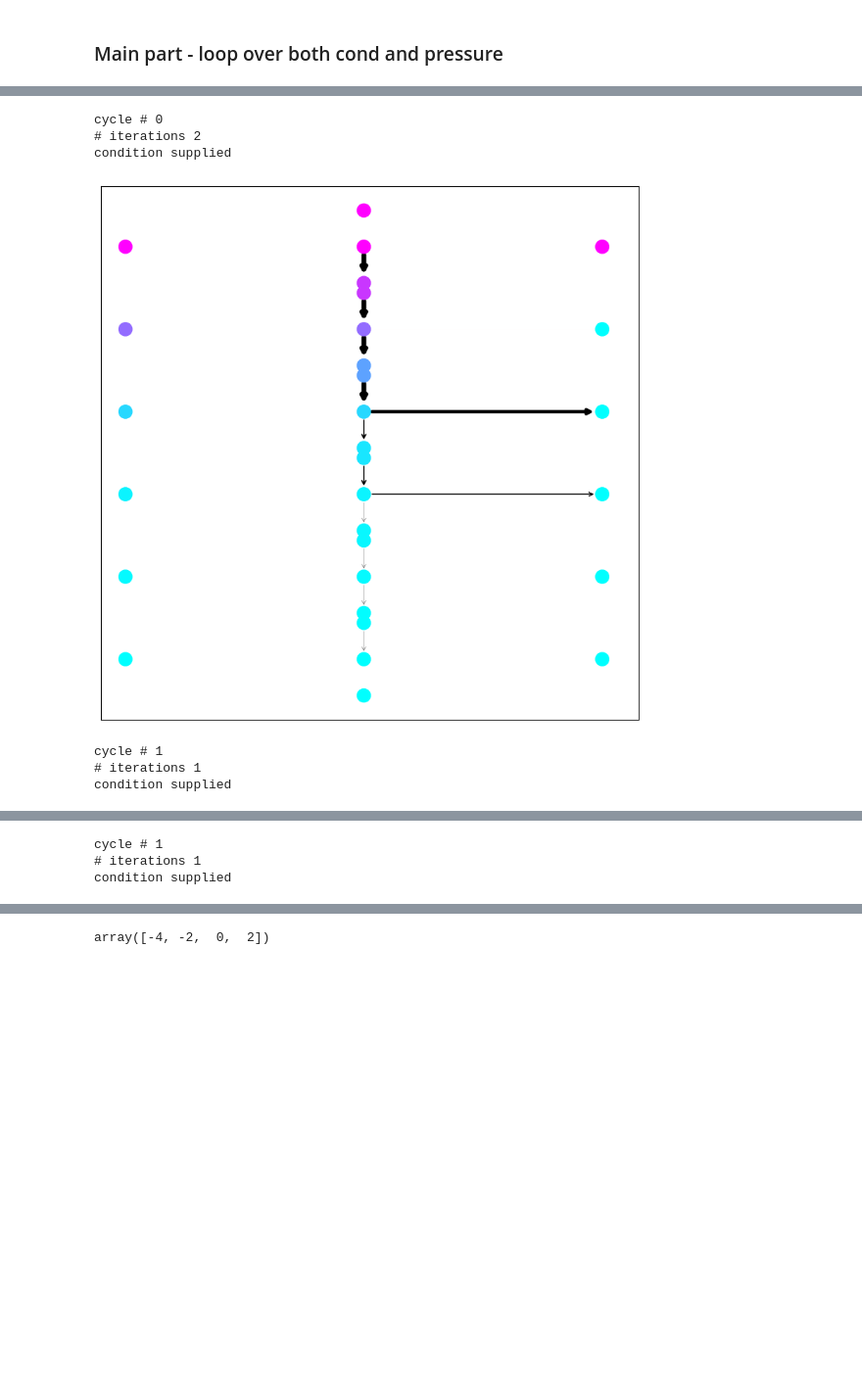
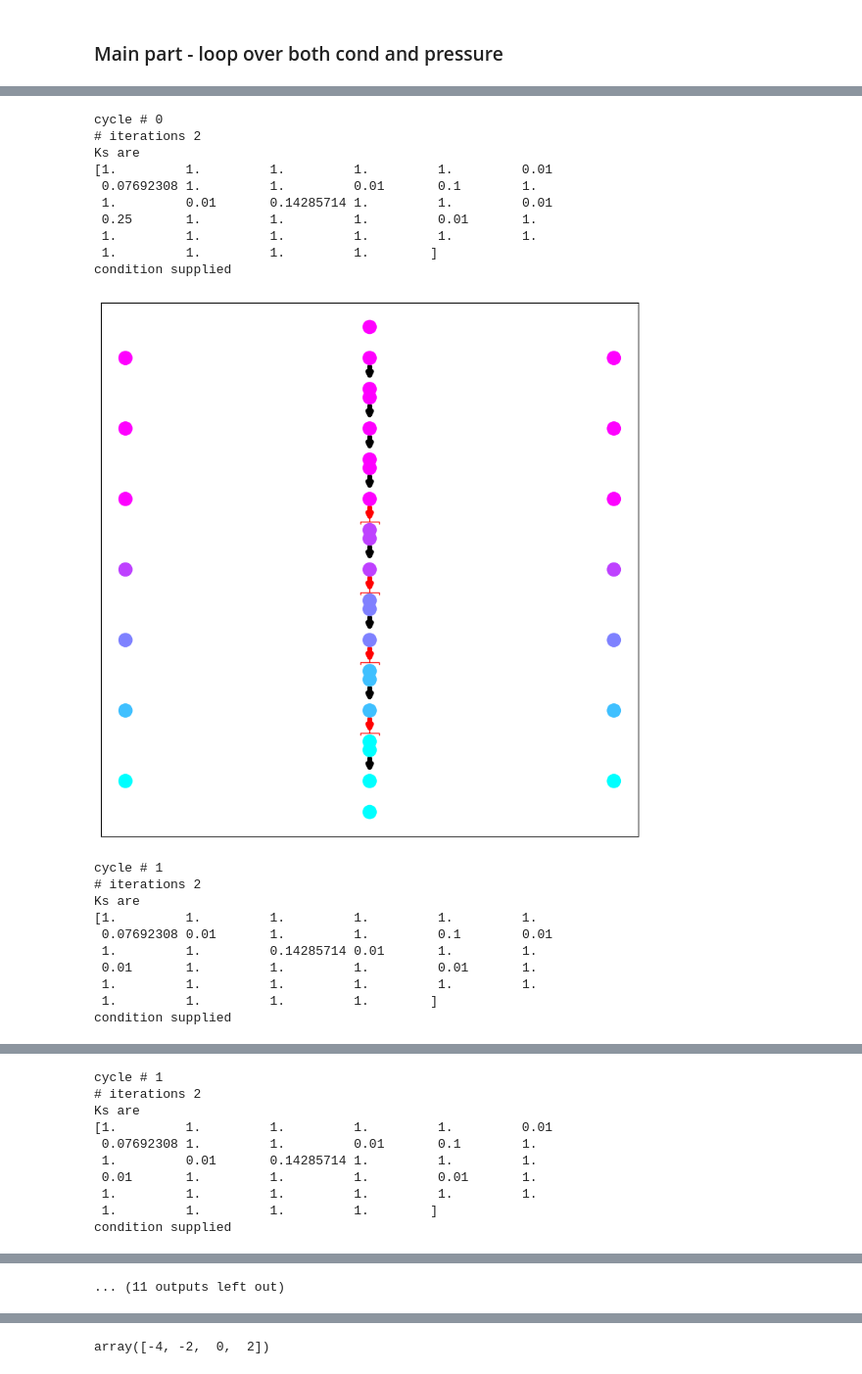
Before and after one commit to RoieEzraty/Network, a Jupyter notebook: Flow_network_simulation_counter.ipynb, the cells around one changed output, grey strips where cells are left out. Shown: that part at 98% size. Cells and saved outputs as stored; diff of their text form; code cells hidden in the pictures; blank space fills up the shorter version.

```diff
--- a/Flow_network_simulation_counter.ipynb
+++ b/Flow_network_simulation_counter.ipynb
@@ -55,7 +55,7 @@ comp_path = "C:\\Users\\roiee\\OneDrive - huji.ac.il\\PhD\\Network Simulation re
 # %%
 # User variables
 
-NGrid = 6  # lattice dimension is Ngrid X Ngrid
+NGrid = 7  # lattice dimension is Ngrid X Ngrid
 # NGrid = 3 # lattice dimansion is Ngrid X Ngrid
 
 # task_type = 'Allostery_one_pair'  # 1 pair of input and outputs
@@ -111,7 +111,7 @@ beta = 10**(-2)
 # print('beta is:' + str(beta))
 
 K_max = 1
-K_min = np.array([0.0001])
+K_min = np.array([0.01])
 # K_min = np.array([0.0001, 0.01, 0.1, 0.3, 0.5])
 # K_min = np.array([1/(4*(NGrid-2*row)-1)])  # theoretical marginal for channeling
 # K_min = np.logspace(-2.2, -0.0001, num=50, base=10)
@@ -121,10 +121,12 @@ K_min = np.array([0.0001])
 # input_p = np.array([3.2, 32, 320, 600, 6000])
 # input_p = np.array([7, 6, 5, 4, 3, 2, 1])
 # input_p = np.array([4.727, 4.728])
-input_p = np.array([4.732])
+input_p = np.array([200])
 
 # fixed_node_p = 5*(NGrid-1)/NGrid  # something in the middle
 fixed_node_p = 0
+
+noise = 0.0  # noise on initial marble configuration
 
 iterations = 16  # # iterations allowed under flow cycles / updating conductivities
 
@@ -237,8 +242,7 @@ for i, K_min_i in enumerate(K_min):
         Strctr.Setup_constraints(BigClass)
 
         # Initiate K matrix again, not mandatory, better not doing it actually
-        State.initiateK(BigClass, noise='rand_u', noise_amp=0.0)
-        # print(State.K)
+        State.initiateK(BigClass, noise='no', noise_amp=noise)
 
         # Loop - Pose constraints, build constraints matrix, solve flow and update conductivities until convergence,
         #        change constraints and repeat
@@ -282,7 +295,21 @@ condition supplied
 cycle # 0
 # iterations 2
+Ks are
+[1.         1.         1.         1.         1.         0.01
+ 0.07692308 1.         1.         0.01       0.1        1.
+ 1.         0.01       0.14285714 1.         1.         0.01
+ 0.25       1.         1.         1.         0.01       1.
+ 1.         1.         1.         1.         1.         1.
+ 1.         1.         1.         1.        ]
 condition supplied
-[figure, old version]
+[figure, new version]
 cycle # 1
-# iterations 1
+# iterations 2
+Ks are
+[1.         1.         1.         1.         1.         1.
+ 0.07692308 0.01       1.         1.         0.1        0.01
+ 1.         1.         0.14285714 0.01       1.         1.
+ 0.01       1.         1.         1.         0.01       1.
+ 1.         1.         1.         1.         1.         1.
+ 1.         1.         1.         1.        ]
 condition supplied
@@ -290,3 +317,10 @@ condition supplied
 cycle # 1
-# iterations 1
+# iterations 2
+Ks are
+[1.         1.         1.         1.         1.         0.01
+ 0.07692308 1.         1.         0.01       0.1        1.
+ 1.         0.01       0.14285714 1.         1.         1.
+ 0.01       1.         1.         1.         0.01       1.
+ 1.         1.         1.         1.         1.         1.
+ 1.         1.         1.         1.        ]
 condition supplied
@@ -297,0 +350 @@ total time for simulation 1.333772
+... (11 outputs left out)
```
Also changed, not shown: parts of 11 cells of this notebook, 3 other files.
